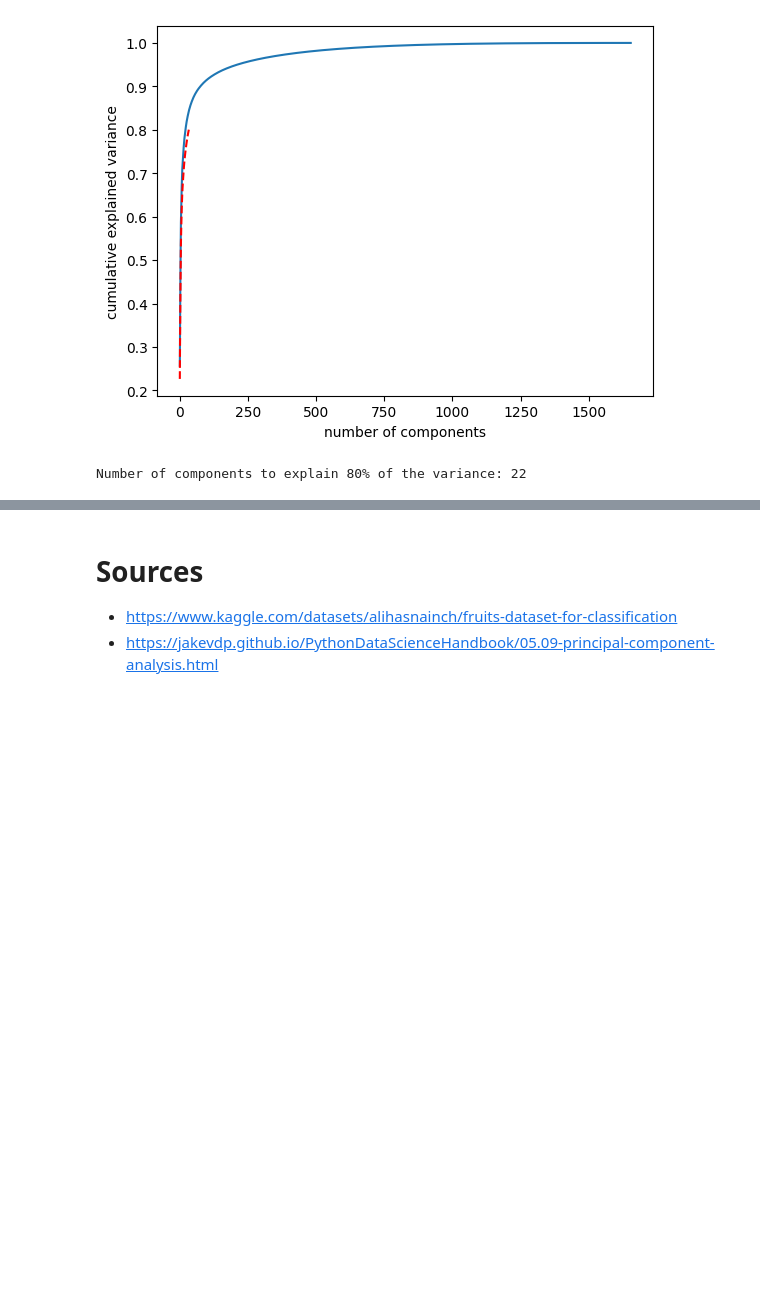
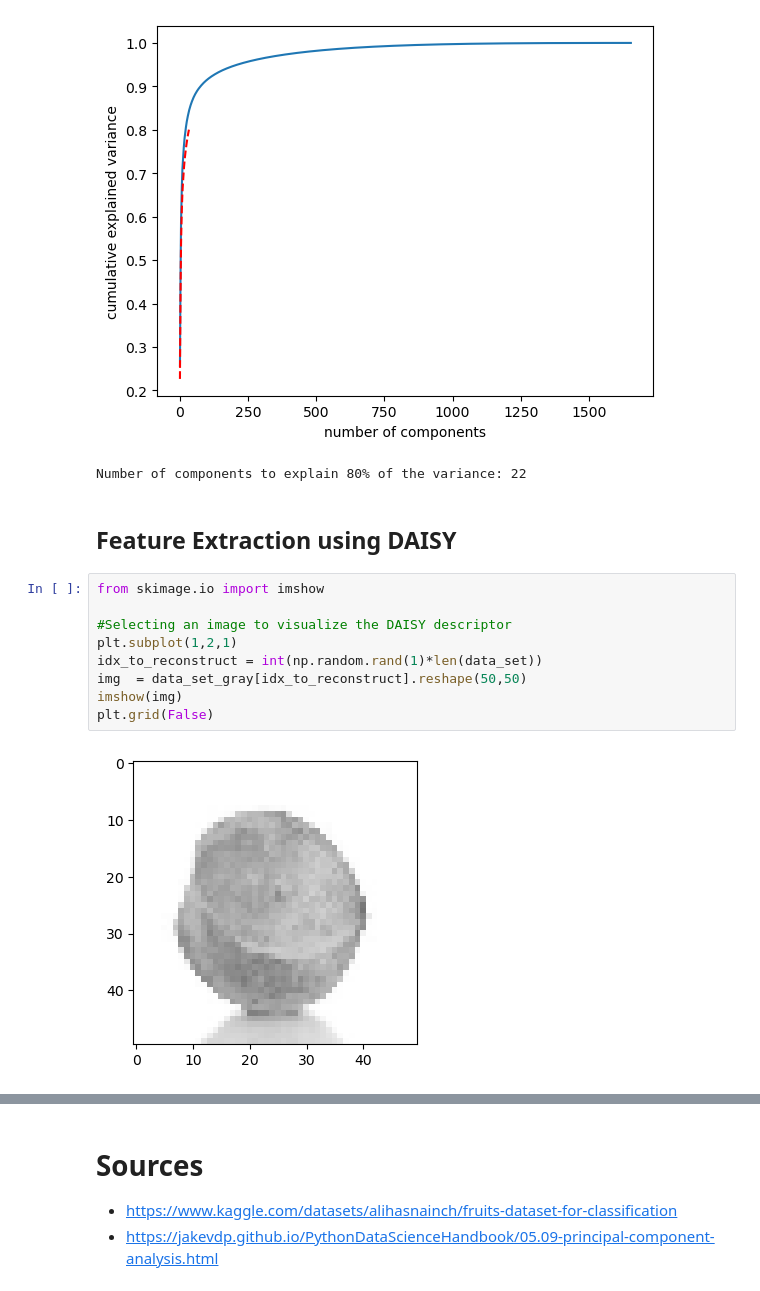
Before and after one commit to QuinnMatthews/MLinPyNotebooks, a Jupyter notebook: Lab Two/LabTwo.ipynb, the cells around one changed output, grey strips where cells are left out. Drawn from its saved outputs; the diff is of its cells as text; blank space fills up the shorter version.

```diff
--- a/Lab Two/LabTwo.ipynb
+++ b/Lab Two/LabTwo.ipynb
@@ -206,3 +206,16 @@ print(f'Number of components to explain 80% of the variance: {pca_grayscale.n_co
 # %% [output]
 [figure]
 Number of components to explain 80% of the variance: 22
+# %% [markdown]
+## Feature Extraction using DAISY
+# %%
+from skimage.io import imshow
+
+#Selecting an image to visualize the DAISY descriptor
+plt.subplot(1,2,1)
+idx_to_reconstruct = int(np.random.rand(1)*len(data_set))
+img  = data_set_gray[idx_to_reconstruct].reshape(50,50)
+imshow(img)
+plt.grid(False)
+# %% [output]
+[figure, added]
```
Also changed, not shown: parts of 12 cells of this notebook.
